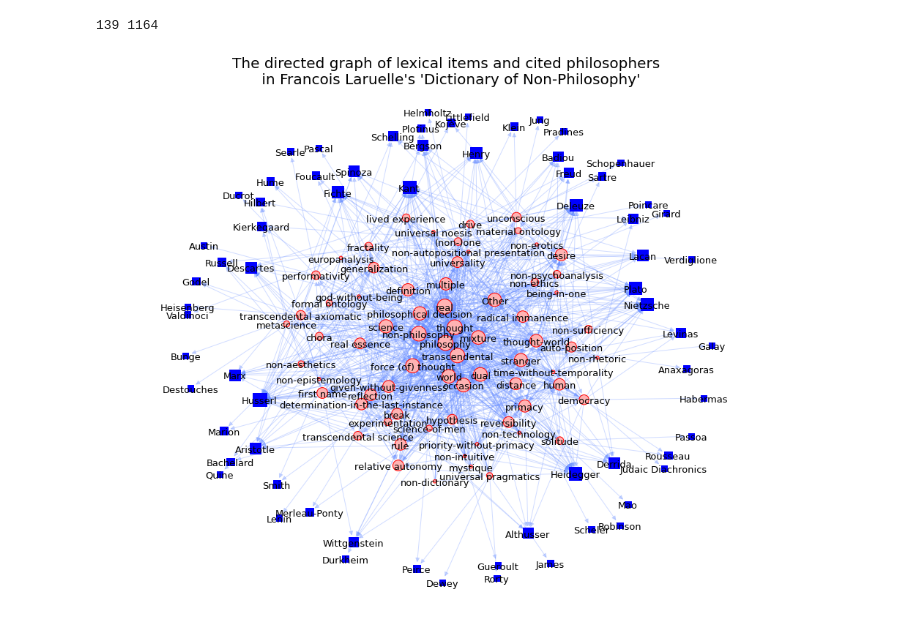
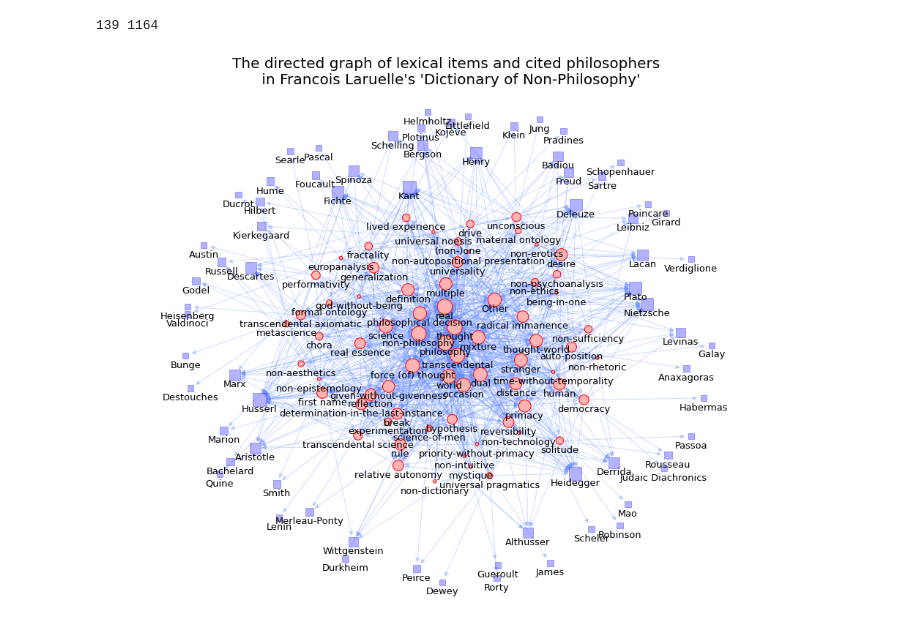
Before and after one commit to molarmanful/laruelle, a Jupyter notebook: Laruelle_s_DictionaryOfNonPhilosophy_II.ipynb, the cells around one changed output. Drawn from its saved outputs; the diff is of its cells as text; code cells hidden in the pictures.

```diff
--- a/Laruelle_s_DictionaryOfNonPhilosophy_II.ipynb
+++ b/Laruelle_s_DictionaryOfNonPhilosophy_II.ipynb
@@ -610,19 +610,25 @@ gnodes = [n for n in G.nodes() if n.lower() not in names]
 # %%
 # nsi=[100*math.log(1+G.in_degree(n)) for n in G.nodes()]
 nsi=[]
+nsize = {}
 for n in G.nodes():
     if n in gnodes:
         if G.in_degree(n)>0:
             nsi.append(100*math.log(1+G.in_degree(n)))
+            nsize[n] = 100*math.log(1+G.in_degree(n))
         else:
             nsi.append(20)
+            nsize[n] = 20
 nsi1=[]
 for n in G.nodes():
     if n in gnames:
         if G.in_degree(n)>0:
             nsi1.append(100*math.log(1+G.in_degree(n)))
+            nsize[n] = 100*math.log(1+G.in_degree(n))
         else:
             nsi1.append(20)
+            nsize[n] = 20
+
 figsize=(17,13)
 pos=graphviz_layout(G)
 
@@ -686,36 +692,36 @@ tweaks = {
     'mystique': (60, 0),
     'transcendental science': (0, -15),
     'break': (20, -10),
     'Husserl': (-20, 0),
     'Quine': (0, -20),
     'Plato': (0, 20),
     'Plotinus': (0, -10),
     'Sartre': (0, -20),
     'Rousseau': (0, 20),
     'Leibniz': (0, -20)
 }
 
 adjust(upos, tweaks)
 pos_data = upos
 
 plt.figure(figsize=figsize);
 g_nodes = nx.draw_networkx_nodes(G, upos, nodelist=gnodes, node_color=node_color,node_size=nsi)
-g_names = nx.draw_networkx_nodes(G, upos, nodelist=gnames, node_color=node_color1, node_shape='s',node_size=nsi1)
+g_names = nx.draw_networkx_nodes(G, upos, nodelist=gnames, node_color=node_color1, node_shape='s',node_size=nsi1, alpha=.3)
 g_nodes.set_edgecolor(node_border_color)
 nx.draw_networkx_edges(G, upos,arrowsize=12, edge_color=edge_color,alpha=0.3)
 # nx.draw_networkx_labels(G, pos)
 # nx.draw_networkx_edge_labels(G,pos,edge_labels=elabels);
 plt.axis('off');
 yoffset = {}
-y_off = -4 # offset on the y axis
+y_off = -20 # offset on the y axis
 for k, v in upos.items():
     yoffset[k] = (v[0], v[1]+y_off)
 nx.draw_networkx_labels(G, yoffset,font_size=13);
 sst="The directed graph of lexical items and cited philosophers \n in %s" %st
 plt.title(sst,fontsize=20)
 plt.margins(x=0.1, y=0)
 # %% [output]
-[figure, old version]
+[figure, new version]
 # %%
 graph_data = json_graph.node_link_data(G)
 # %%
```
Also changed, not shown: parts of 3 cells of this notebook, 5 other files.
